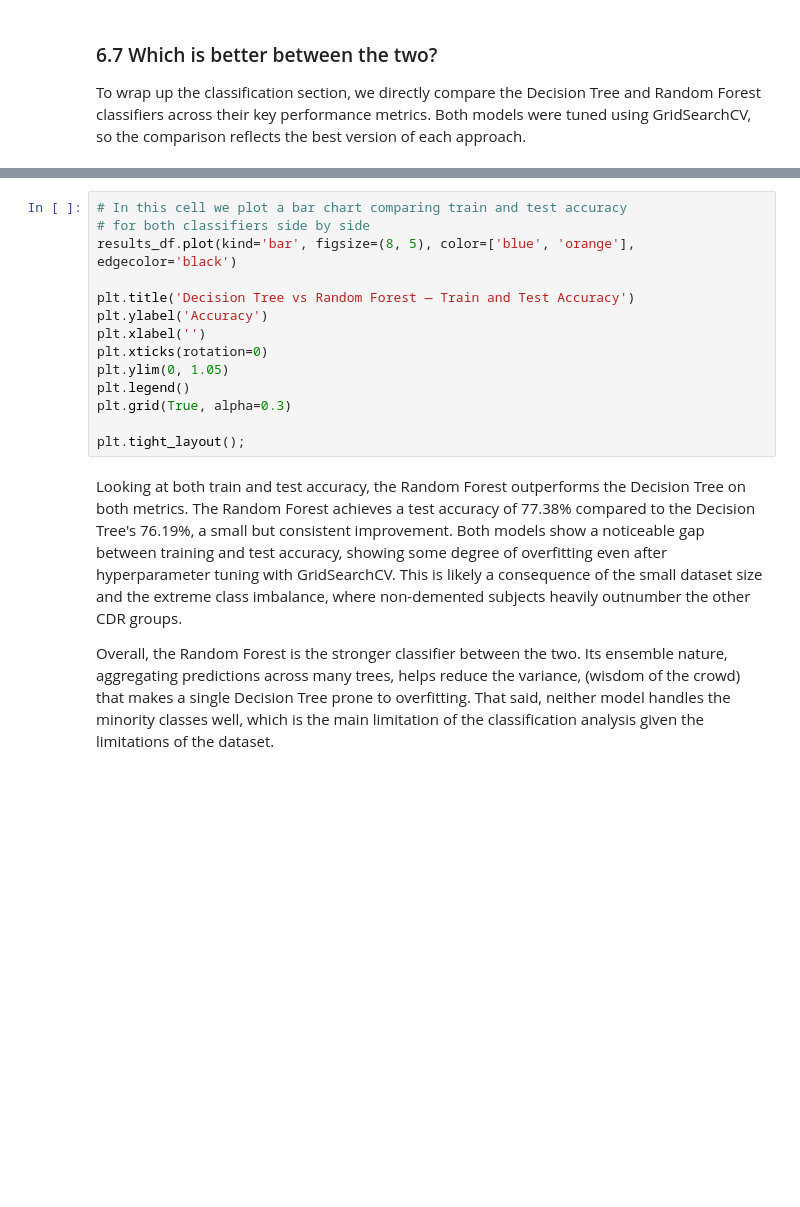
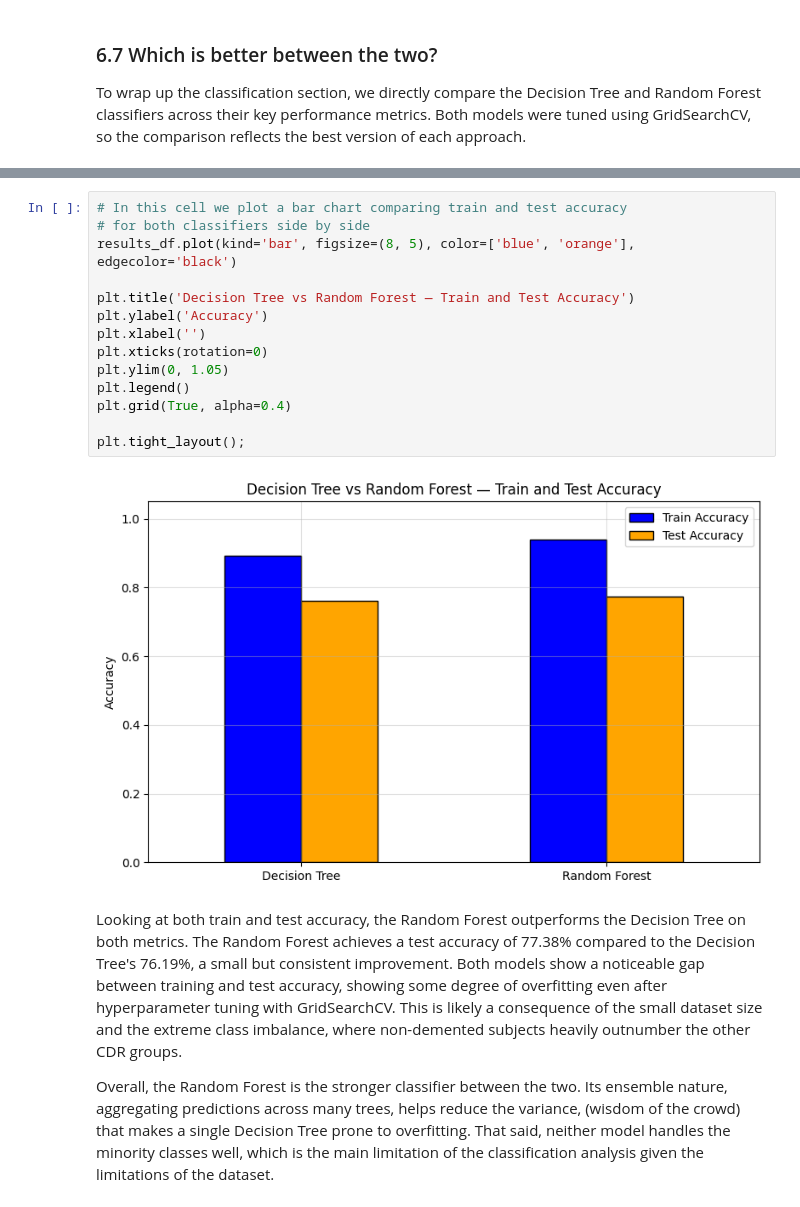
Before and after one commit to Carlos-PC05/FinalProjectCS-362, a Jupyter notebook: FinalReport_SP26_RV_PC_MASTERFILE.ipynb, the cells around one changed output, grey strips where cells are left out. Cells and saved outputs as stored; diff of their text form; blank space fills up the shorter version.

```diff
--- a/FinalReport_SP26_RV_PC_MASTERFILE.ipynb
+++ b/FinalReport_SP26_RV_PC_MASTERFILE.ipynb
@@ -1445,17 +1450,19 @@ results_df.head()
 # %%
 # In this cell we plot a bar chart comparing train and test accuracy
 # for both classifiers side by side
 results_df.plot(kind='bar', figsize=(8, 5), color=['blue', 'orange'], edgecolor='black')
 
 plt.title('Decision Tree vs Random Forest — Train and Test Accuracy')
 plt.ylabel('Accuracy')
 plt.xlabel('')
 plt.xticks(rotation=0)
 plt.ylim(0, 1.05)
 plt.legend()
-plt.grid(True, alpha=0.3)
+plt.grid(True, alpha=0.4)
 
 plt.tight_layout();
+# %% [output]
+[figure, added]
 # %% [markdown]
 Looking at both train and test accuracy, the Random Forest outperforms the Decision Tree on both metrics. The Random Forest achieves a test accuracy of 77.38% compared to the Decision Tree's 76.19%, a small but consistent improvement. Both models show a noticeable gap between training and test accuracy, showing some degree of overfitting even after hyperparameter tuning with GridSearchCV. This is likely a consequence of the small dataset size and the extreme class imbalance, where non-demented subjects heavily outnumber the other CDR groups.
 
```
Also changed, not shown: parts of 6 cells of this notebook.
